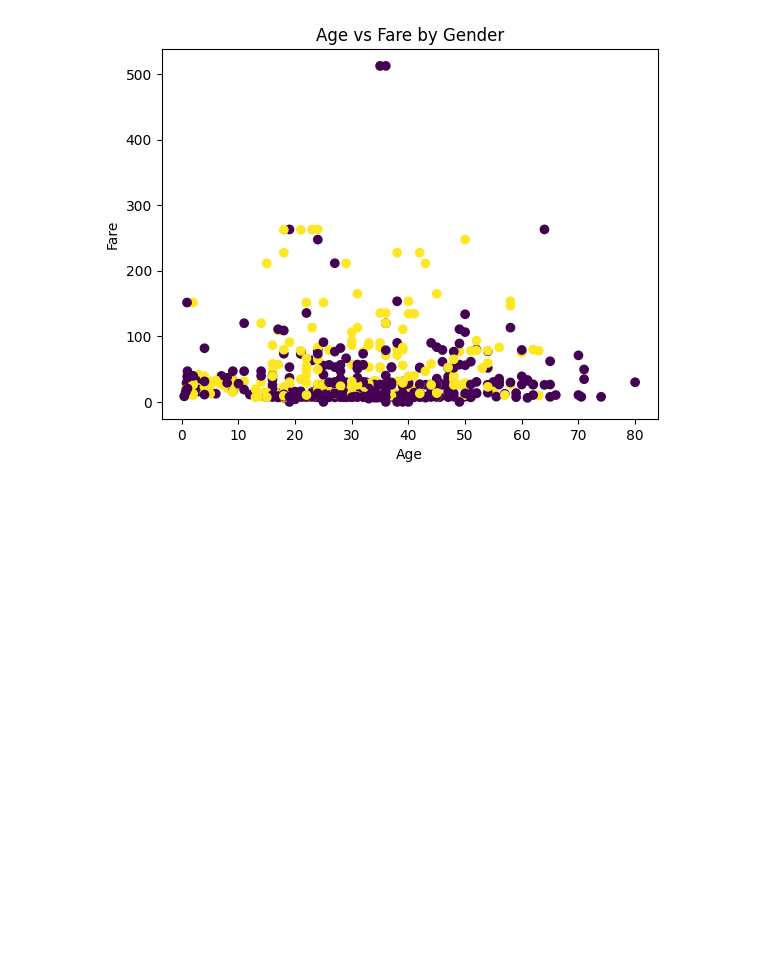
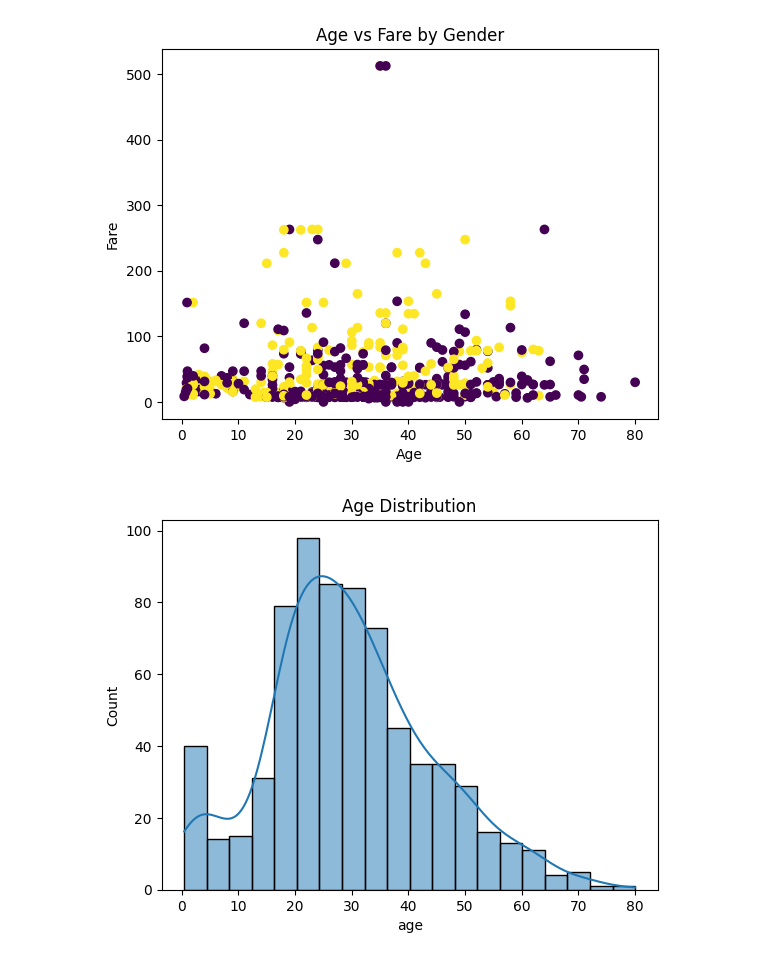
Before and after one commit to ceradrake/applied-ml-drake, a Jupyter notebook: lab02/ml02_drake.ipynb, the cells around one changed output. Drawn from its saved outputs; the diff is of its cells as text; code cells hidden in the pictures; blank space fills up the shorter version.

Commit message:
Create histogram of age

```diff
--- a/lab02/ml02_drake.ipynb
+++ b/lab02/ml02_drake.ipynb
@@ -141,3 +141,10 @@ plt.title('Age vs Fare by Gender')
 plt.show()
 # %% [output]
 [figure]
+# %%
+# Create histogram of age
+sns.histplot(titanic['age'], kde=True)
+plt.title('Age Distribution')
+plt.show()
+# %% [output]
+[figure, added]
```
